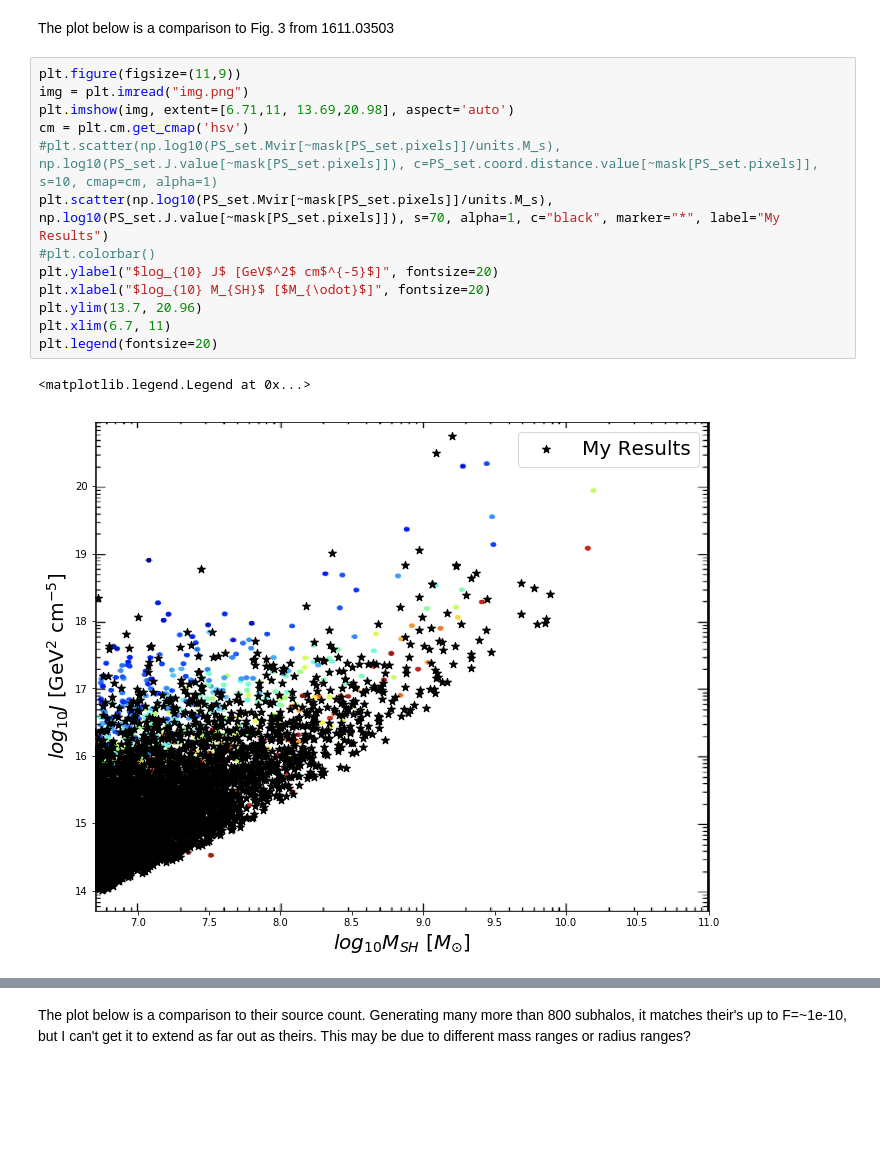
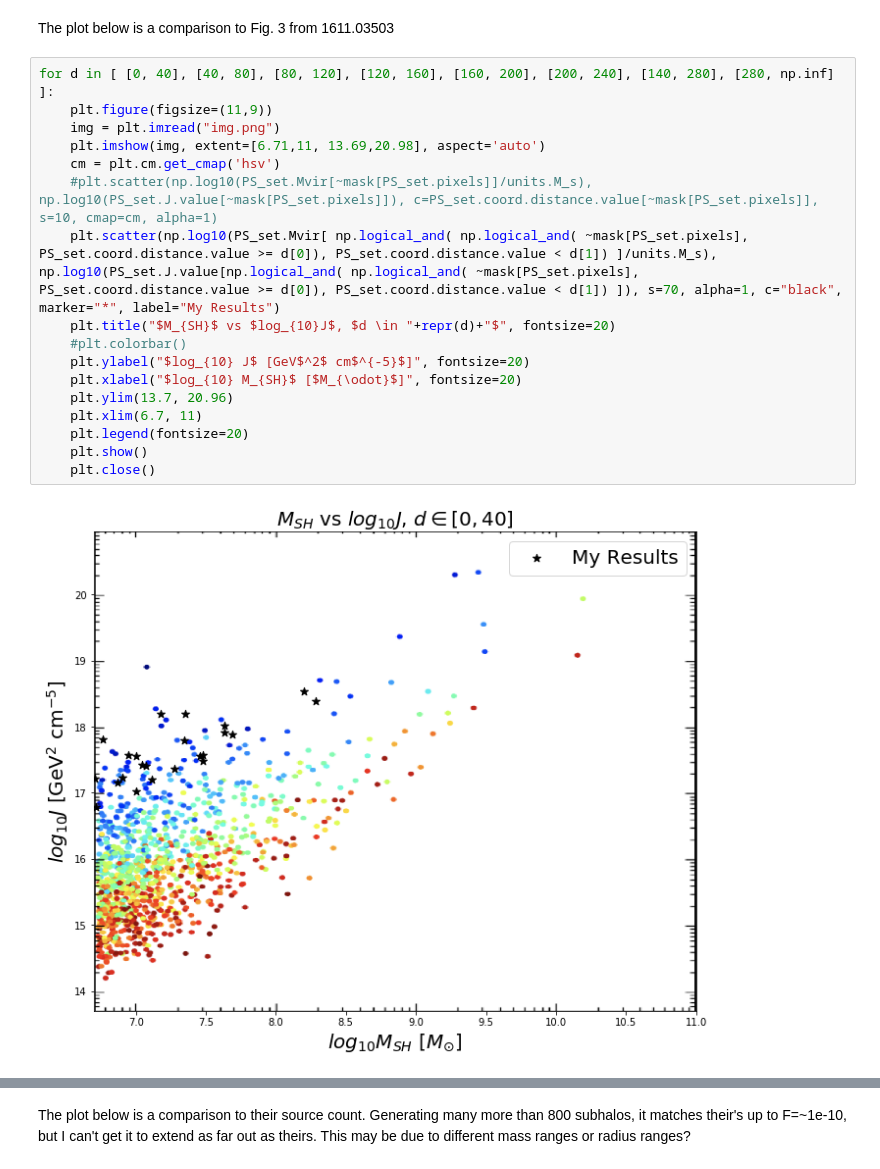
Before and after one commit to jeansom/Subhalos, a Jupyter notebook: 1611 03503.ipynb, the cells around one changed output, grey strips where cells are left out. Saved outputs shown, nothing was run; the diff lists cells and outputs as text; blank space fills up the shorter version.

```diff
--- a/1611 03503.ipynb
+++ b/1611 03503.ipynb
@@ -124,18 +124,21 @@ for im, mMax in enumerate(mMax_arr):
 # %% [markdown]
 The plot below is a comparison to Fig. 3 from 1611.03503
 # %%
-plt.figure(figsize=(11,9))
-img = plt.imread("img.png")
-plt.imshow(img, extent=[6.71,11, 13.69,20.98], aspect='auto')
-cm = plt.cm.get_cmap('hsv')
-#plt.scatter(np.log10(PS_set.Mvir[~mask[PS_set.pixels]]/units.M_s), np.log10(PS_set.J.value[~mask[PS_set.pixels]]), c=PS_set.coord.distance.value[~mask[PS_set.pixels]], s=10, cmap=cm, alpha=1)
-plt.scatter(np.log10(PS_set.Mvir[~mask[PS_set.pixels]]/units.M_s), np.log10(PS_set.J.value[~mask[PS_set.pixels]]), s=70, alpha=1, c="black", marker="*", label="My Results")
-#plt.colorbar()
-plt.ylabel("$log_{10} J$ [GeV$^2$ cm$^{-5}$]", fontsize=20)
-plt.xlabel("$log_{10} M_{SH}$ [$M_{\odot}$]", fontsize=20)
-plt.ylim(13.7, 20.96)
-plt.xlim(6.7, 11)
-plt.legend(fontsize=20)
+for d in [ [0, 40], [40, 80], [80, 120], [120, 160], [160, 200], [200, 240], [140, 280], [280, np.inf] ]:
+    plt.figure(figsize=(11,9))
+    img = plt.imread("img.png")
+    plt.imshow(img, extent=[6.71,11, 13.69,20.98], aspect='auto')
+    cm = plt.cm.get_cmap('hsv')
+    #plt.scatter(np.log10(PS_set.Mvir[~mask[PS_set.pixels]]/units.M_s), np.log10(PS_set.J.value[~mask[PS_set.pixels]]), c=PS_set.coord.distance.value[~mask[PS_set.pixels]], s=10, cmap=cm, alpha=1)
+    plt.scatter(np.log10(PS_set.Mvir[ np.logical_and( np.logical_and( ~mask[PS_set.pixels], PS_set.coord.distance.value >= d[0]), PS_set.coord.distance.value < d[1]) ]/units.M_s), np.log10(PS_set.J.value[np.logical_and( np.logical_and( ~mask[PS_set.pixels], PS_set.coord.distance.value >= d[0]), PS_set.coord.distance.value < d[1]) ]), s=70, alpha=1, c="black", marker="*", label="My Results")
+    plt.title("$M_{SH}$ vs $log_{10}J$, $d \in "+repr(d)+"$", fontsize=20)
+    #plt.colorbar()
+    plt.ylabel("$log_{10} J$ [GeV$^2$ cm$^{-5}$]", fontsize=20)
+    plt.xlabel("$log_{10} M_{SH}$ [$M_{\odot}$]", fontsize=20)
+    plt.ylim(13.7, 20.96)
+    plt.xlim(6.7, 11)
+    plt.legend(fontsize=20)
+    plt.show()
+    plt.close()
 # %% [output]
-<matplotlib.legend.Legend at 0x...>
-[figure, old version]
+[figure, new version]
```
Also changed, not shown: parts of 5 cells of this notebook.
